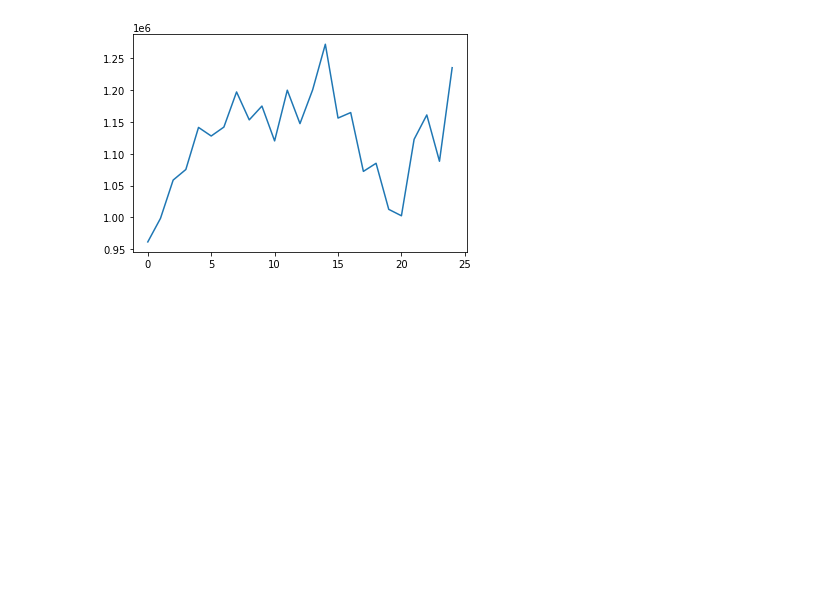
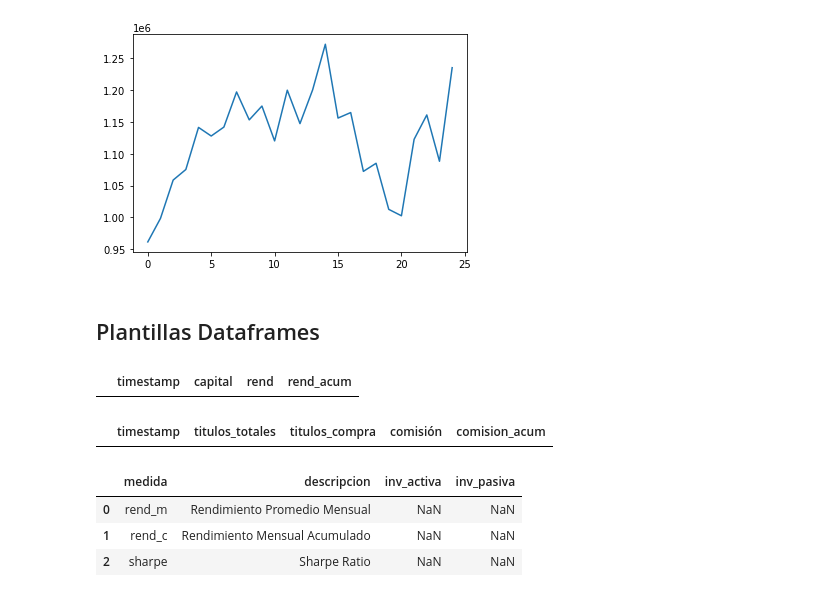
Before and after one commit to pabloriverasnz/Laboratorio_1-Inversion_de_Capital, a Jupyter notebook: notebook.ipynb, the cells around one changed output. Drawn from its saved outputs; the diff is of its cells as text; code cells hidden in the pictures; blank space fills up the shorter version.

Commit message:
plantillas dataframes

```diff
--- a/notebook.ipynb
+++ b/notebook.ipynb
@@ -404,3 +404,5 @@ df['capital'][-1] = df['capital'][-1] - comision
 
 #print(df)
 df
+# %% [markdown]
+## Plantillas Dataframes
@@ -406,0 +411,61 @@ df
+# %%
+#PASIVA
+
+comision = 0.00125
+# Creating DataFrame
+df = pd.DataFrame(columns=['timestamp', 'capital', 'rend', 'rend_acum'])
+
+capital = [precio[i] * ponderacion[i] for i in range(len(c_tickers))]
+df['capital'] = capital
+
+df['rend'] = [df['capital'][i] - df['capital'][i+1] for i in range(len(df))]
+
+df['rend_acum'] = cumsum(df['rend'])
+
+#Estableciendo lo inicial
+df['capital'][0] = capital - comision
+df['rend'][0] = 0
+df['rend_acum'][0] = 0
+
+df['capital'][-1] = df['capital'][-1] - comision
+
+#print(df)
+df
+# %% [output]
+|  | timestamp | capital | rend | rend_acum |
+# %%
+#ACTIVA
+
+# Creating DataFrame
+df2 = pd.DataFrame(columns=['timestamp', 'titulos_totales', 'titulos_compra', 'comisión', 'comision_acum'])
+
+df2['titulos totales'] = capital
+
+df2['titulos_compra'] = [df['capital'][i] - df['capital'][i+1] for i in range(len(df))]
+
+df2['comision'] =
+
+df2['comision_acum'] = cumsum(df['comision'])
+
+
+#print(df2)
+df2
+# %% [output]
+|  | timestamp | titulos_totales | titulos_compra | comisión | comision_acum |
+# %%
+#NOTA: rf : Tasa libre de riesgo para México, anual al 01 de enero 2021 (0.0429)
+
+
+# Creating DataFrame
+data333 = {'medida': ['rend_m', 'rend_c', 'sharpe'],
+        'descripcion': ['Rendimiento Promedio Mensual', 'Rendimiento Mensual Acumulado', 'Sharpe Ratio']}
+df3 = pd.DataFrame(data333, columns=['medida', 'descripcion', 'inv_activa', 'inv_pasiva'])
+
+
+# Printing Empty DataFrame
+df3
+# %% [output]
+|  | medida | descripcion | inv_activa | inv_pasiva |
+| 0 | rend_m | Rendimiento Promedio Mensual | NaN | NaN |
+| 1 | rend_c | Rendimiento Mensual Acumulado | NaN | NaN |
+| 2 | sharpe | Sharpe Ratio | NaN | NaN |
```
Also changed, not shown: parts of 1 cell of this notebook.
